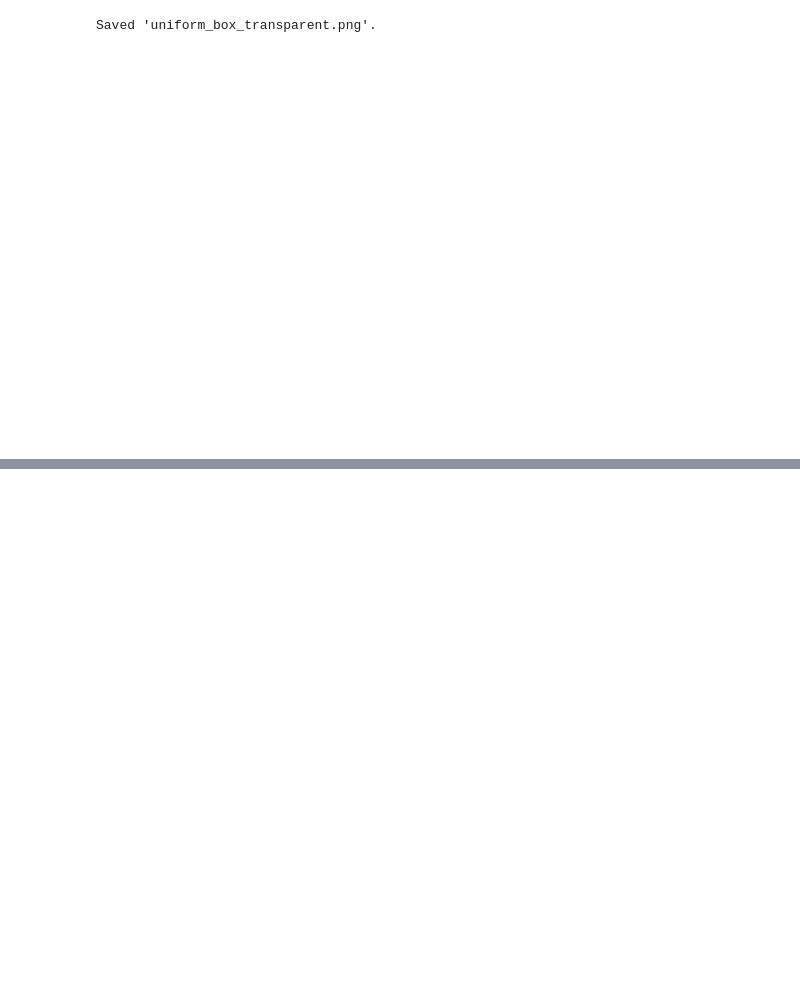
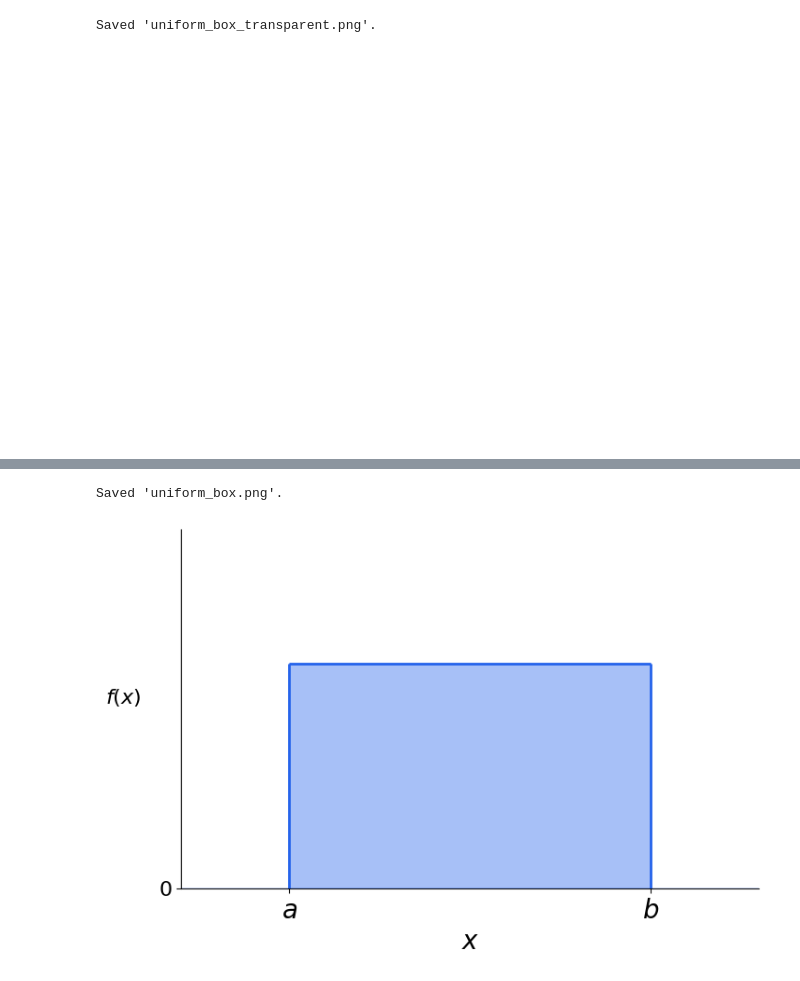
Before and after one commit to Xorgh/STA1, a Jupyter notebook: 04_Kontinuerte_fordelinger_I_grundbegreber_og_modeller/plots.ipynb, the cells around one changed output, grey strips where cells are left out. Drawn from its saved outputs; the diff is of its cells as text; code cells hidden in the pictures; blank space fills up the shorter version.

```diff
--- a/04_Kontinuerte_fordelinger_I_grundbegreber_og_modeller/plots.ipynb
+++ b/04_Kontinuerte_fordelinger_I_grundbegreber_og_modeller/plots.ipynb
@@ -1327,0 +1403,55 @@ Saved 'uniform_box_transparent.png'.
+# %%
+# ---------------------------
+# UNIFORM DISTRIBUTION (BOX) PLOT — Black text, white background, blue box
+# Self-contained: only numpy and matplotlib (no other cells required).
+# ---------------------------
+import numpy as np
+import matplotlib.pyplot as plt
+
+plt.rcParams.update({
+    'text.color': 'black',
+    'axes.labelcolor': 'black',
+    'xtick.color': 'black',
+    'ytick.color': 'black',
+    'axes.edgecolor': 'black',
+    'figure.facecolor': 'white',
+    'axes.facecolor': 'white',
+    'savefig.facecolor': 'white'
+})
+
+c, d = 1.5, 6.5
+height = 0.5
+box_blue = "#2563eb"
+x_min, x_max = 0, 8
+
+fig, ax = plt.subplots(figsize=(8, 5))
+ax.set_facecolor('white')
+fig.patch.set_facecolor('white')
+
+# Draw box: fill between c and d at height
+ax.fill_between([c, d], 0, height, color=box_blue, alpha=0.4)
+ax.hlines(height, c, d, colors=box_blue, linewidth=2.0)
+ax.vlines([c, d], 0, height, colors=box_blue, linewidth=2.0)
+ax.hlines(0, x_min, x_max, colors=box_blue, linewidth=1.0)
+
+ax.set_xticks([c, d])
+ax.set_xticklabels([r"$a$", r"$b$"], fontsize=20)
+ax.set_yticks([0])
+ax.set_yticklabels(["0"], fontsize=16)
+ax.set_xlabel(r"$x$", fontsize=20)
+ax.set_ylabel(r"$f(x)$", fontsize=16)
+ax.yaxis.label.set_rotation(0)
+ax.yaxis.set_label_coords(-0.1, 0.5)
+ax.set_ylim(0, height + 0.3)
+ax.set_xlim(x_min, x_max)
+ax.spines['top'].set_visible(False)
+ax.spines['right'].set_visible(False)
+ax.spines['left'].set_color('black')
+ax.spines['bottom'].set_color('black')
+
+fig.savefig("uniform_box.png", dpi=300, transparent=False, facecolor='white', bbox_inches="tight")
+print("Saved 'uniform_box.png'.")
+plt.show()
+# %% [output]
+Saved 'uniform_box.png'.
+[figure, added]
```
Also changed, not shown: parts of 7 cells of this notebook, 1 other file.
